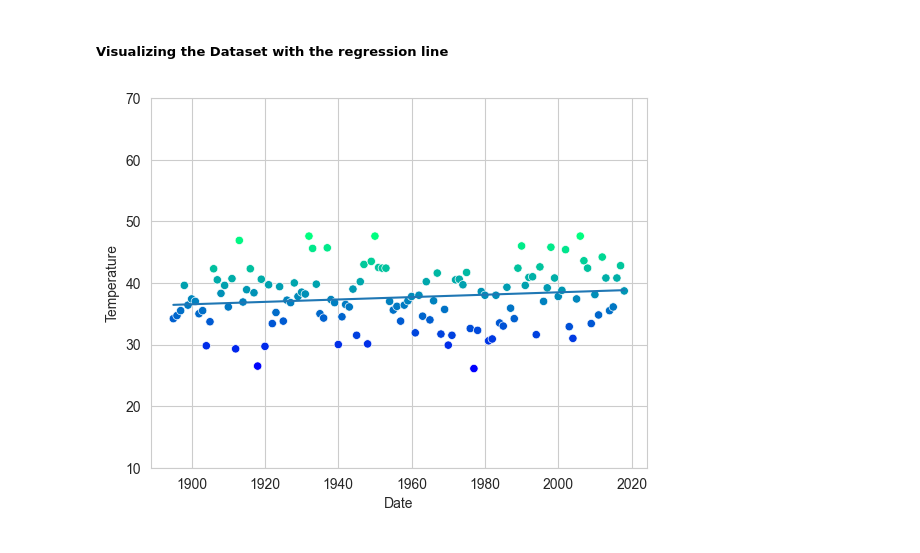
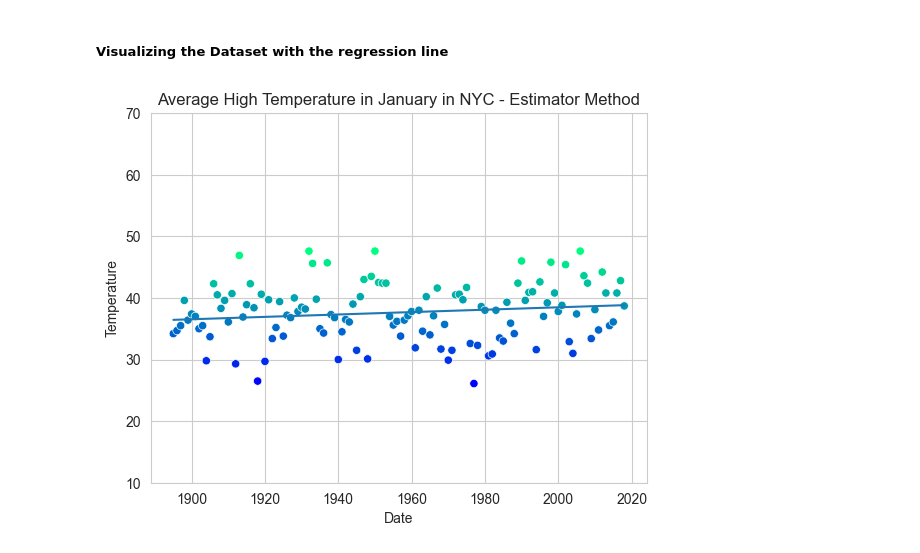
Before and after one commit to JackieGanyo/datafun-07-ml, a Jupyter notebook: JGanyo_ml.ipynb, the cells around one changed output. Cells and saved outputs as stored; diff of their text form; code cells hidden in the pictures.

```diff
--- a/JGanyo_ml.ipynb
+++ b/JGanyo_ml.ipynb
@@ -251,11 +254,12 @@ Predicted average high temperature for 2024: [38.94094855]
 # %%
 #Build the Scatter plot using Seaborn
 axes = sns.scatterplot(data=df, x='Date', y='Temperature', hue='Temperature', palette='winter', legend=False)
 axes.set_ylim(10, 70)
+axes.set_title('Average High Temperature in January in NYC - Estimator Method')
 
 #Plot the regression line
 x = np.array([min(df.Date.values), max(df.Date.values)])
 y = predict(x)
 line = plt.plot(x, y)
 # %% [output]
-[figure, old version]
+[figure, new version]
```
Also changed, not shown: parts of 2 cells of this notebook.
